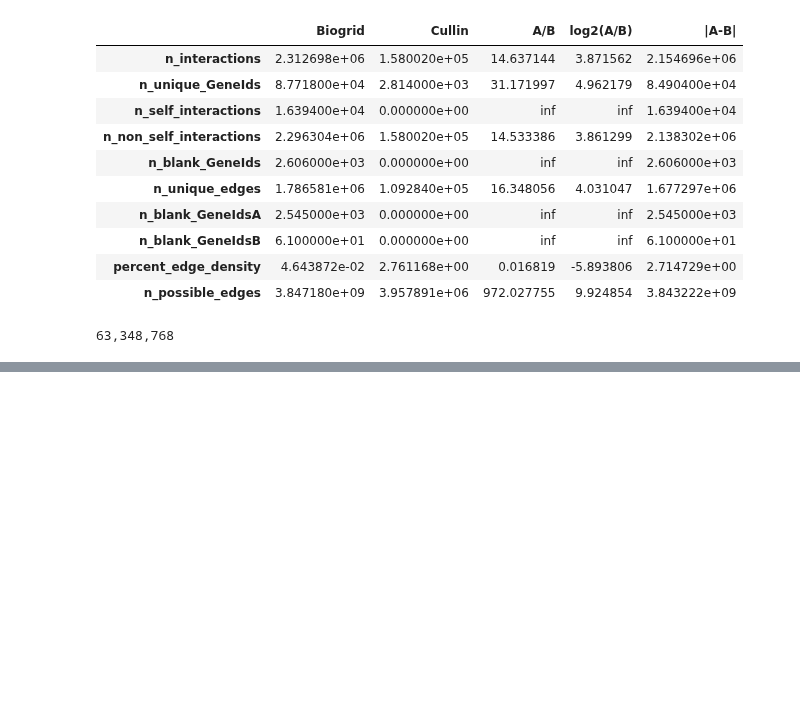
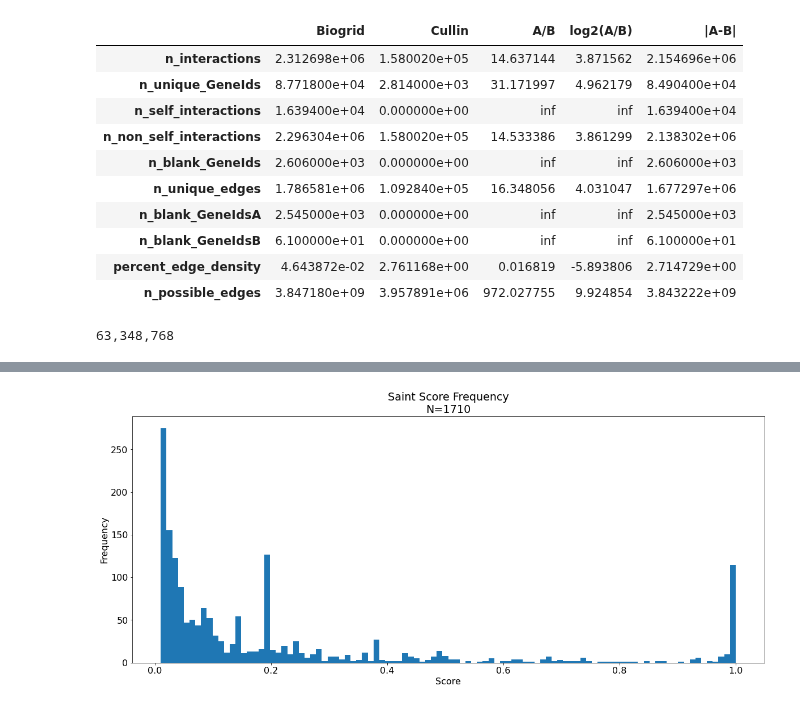
Before and after one commit to ajipalar/pynet, a Jupyter notebook: devel/CullinBenchmarkTest.ipynb, the cells around one changed output, grey strips where cells are left out. Saved outputs shown, nothing was run; the diff lists cells and outputs as text; code cells hidden in the pictures; blank space fills up the shorter version.

```diff
--- a/devel/CullinBenchmarkTest.ipynb
+++ b/devel/CullinBenchmarkTest.ipynb
@@ -348,0 +465,5 @@ d = get_experimental_coverage_df(cullin_bg, cullin_report)
+# %%
+s1 = cullin_benchmark.data["SaintScore"] > 0.001
+plot_saint_score_frequency(cullin_benchmark.data[s1])
+# %% [output]
+[figure, added]
```
Also changed, not shown: parts of 28 cells of this notebook, 1 other file.
